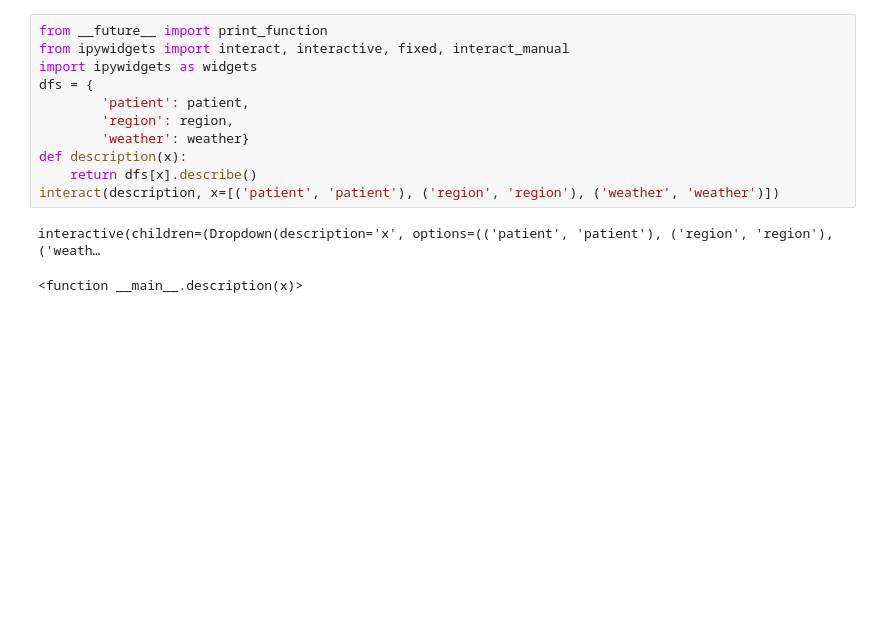
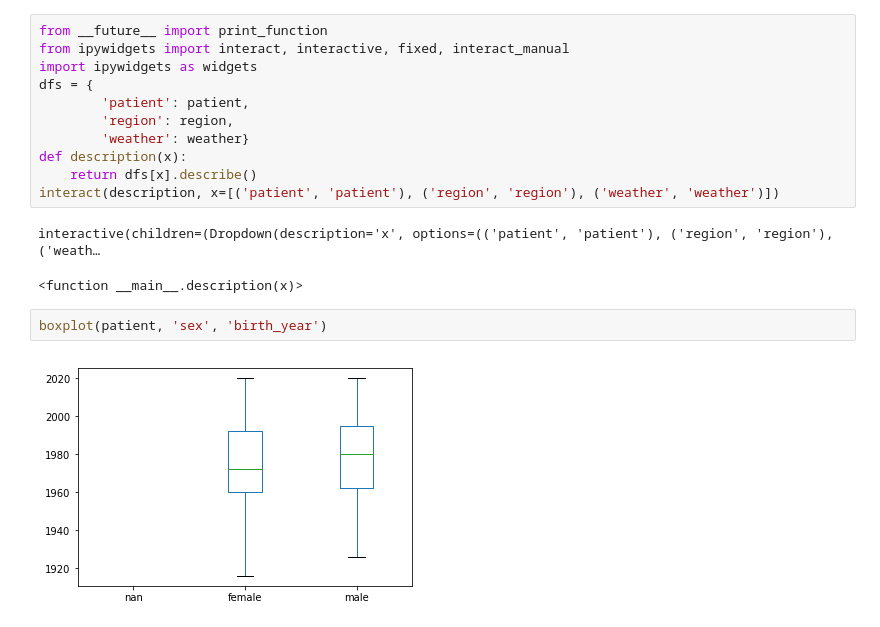
Before and after one commit to infoshareacademy/jdsz5-outdated, a Jupyter notebook: python/app_outdated.ipynb, the cells around one changed output. Saved outputs shown, nothing was run; the diff lists cells and outputs as text; blank space fills up the shorter version.

```diff
--- a/python/app_outdated.ipynb
+++ b/python/app_outdated.ipynb
@@ -66,3 +66,7 @@ interact(description, x=[('patient', 'patient'), ('region', 'region'), ('weather
 # %% [output]
 interactive(children=(Dropdown(description='x', options=(('patient', 'patient'), ('region', 'region'), ('weath…
 <function __main__.description(x)>
+# %%
+boxplot(patient, 'sex', 'birth_year')
+# %% [output]
+[figure, added]
```
Also changed, not shown: parts of 4 cells of this notebook, 1 other file.
